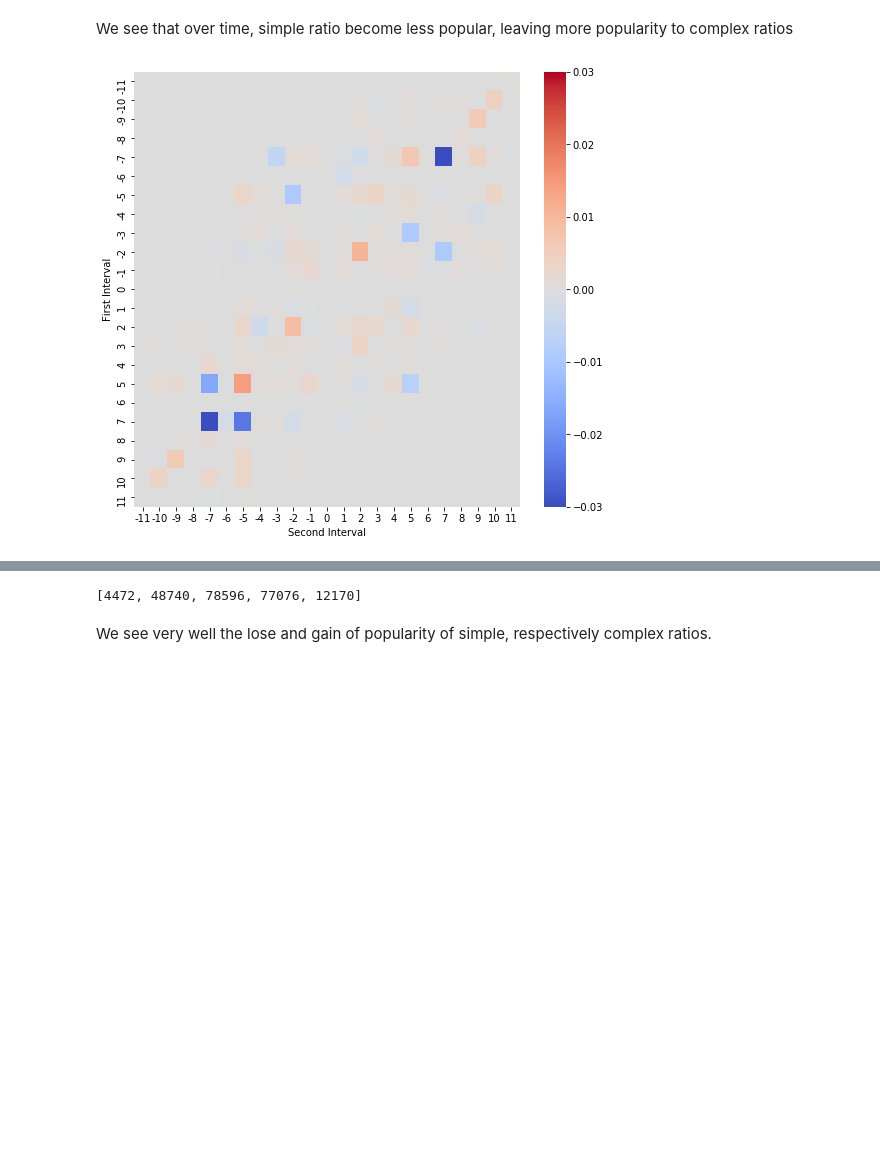
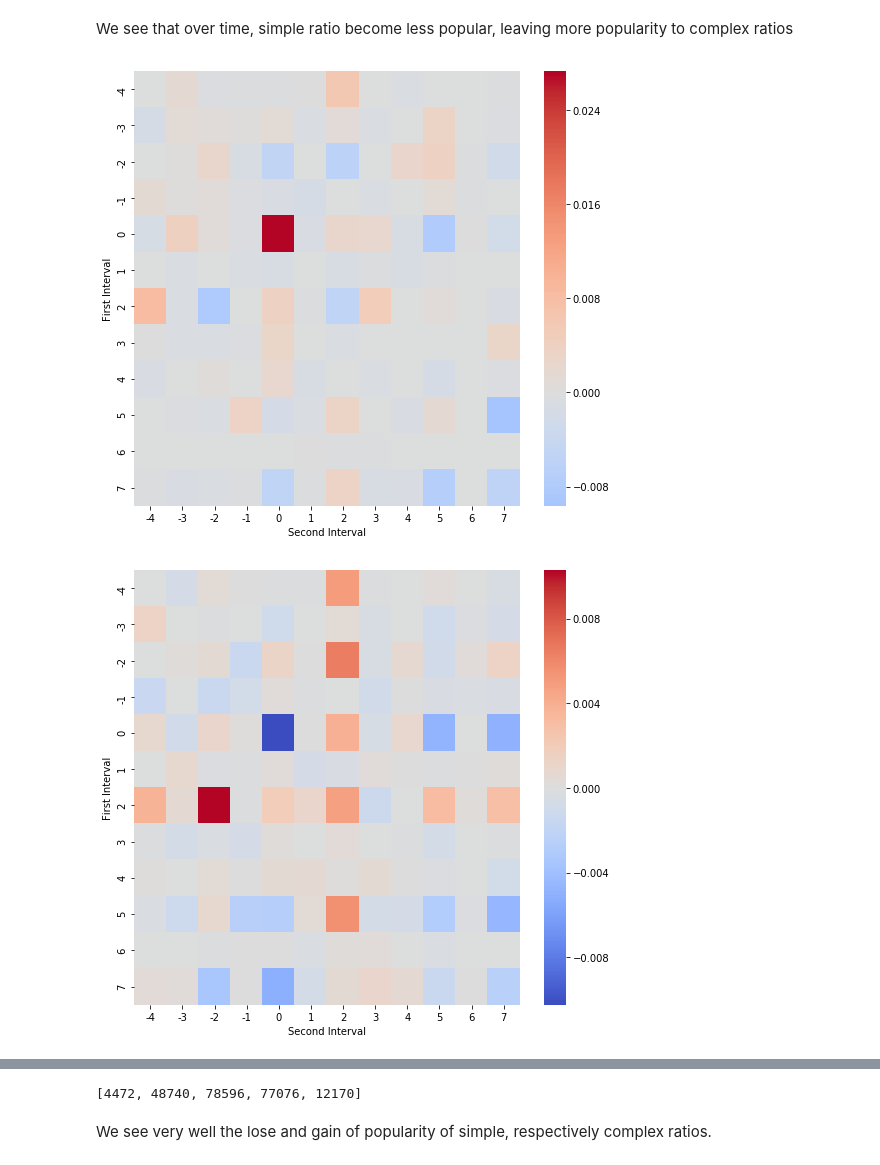
Before and after one commit to lucieperrotta/Digital-Musicology, a Jupyter notebook: processing/processing.ipynb, the cells around one changed output, grey strips where cells are left out. Saved outputs shown, nothing was run; the diff lists cells and outputs as text; code cells hidden in the pictures; blank space fills up the shorter version.

Commit message:
new diff heatmaps

```diff
--- a/processing/processing.ipynb
+++ b/processing/processing.ipynb
@@ -430,7 +430,7 @@ def plot_heatmap_decade(clean_data, cycles=True):
         plt.xlabel('Second Interval')
         plt.ylabel('First Interval')
         if(cycles==True):
-            plt.title('Heatmap for trigrams')
+            plt.title('Absolute Heatmap')
         else:
             plt.title('Heatmap for trigrams with cycles removed')
 
@@ -442,7 +442,7 @@ def plot_heatmap_decade(clean_data, cycles=True):
 
         plt.axis('off')
         plt.subplot(122) # Right plot HEATMAP RELATIVE
-        sns.heatmap(heatmap_data/chordpatslen, vmin=0,vmax=0.2, cmap=colormap)
+        sns.heatmap(heatmap_data/chordpatslen, vmin=0,vmax=0.1, cmap=colormap)
         plt.xticks(np.arange(0.5, 13.5, 1), np.arange(-4, 8))
         plt.yticks(np.arange(0.5, 13.5, 1), np.arange(-4, 8))
         plt.xlabel('Second Interval')
@@ -455,5 +455,5 @@ def plot_heatmap_decade(clean_data, cycles=True):
 
     return heatmaps, heatmapsrel, chordlens
 # %%
-heatmaps,heatmapsrel = plot_heatmap_decade(clean_data)
+heatmaps,heatmapsrel,chordlens = plot_heatmap_decade(clean_data)
 # %% [output]
@@ -489,8 +488,8 @@ def plot_heatmap(heatmap_data):
     #sns.heatmap(np.maximum(np.log(heatmap_data), 0),center=0, cmap="coolwarm")
     #sns.heatmap(heatmap_data,center=0,vmin=-0.03,vmax=0.03, cmap="coolwarm")
     sns.heatmap(heatmap_data,center=0, cmap="coolwarm")
-    plt.xticks(np.arange(0.5, 23.5, 1), np.arange(-11, 12))#0.5, 23.5, 1 makes the squares in the middle.
-    plt.yticks(np.arange(0.5, 23.5, 1), np.arange(-11, 12))
+    plt.xticks(np.arange(0.5, 12.5, 1), np.arange(-4, 8))#0.5, 23.5, 1 makes the squares in the middle.
+    plt.yticks(np.arange(0.5, 12.5, 1), np.arange(-4, 8))
     plt.xlabel('Second Interval')
     plt.ylabel('First Interval')
     #plt.axis('off')
@@ -499,7 +498,11 @@ def plot_heatmap(heatmap_data):
     plt.show()
 # %%
 #plot_heatmap(heatmaps[4]-heatmaps[3])
+plot_heatmap(heatmapsrel[4]-heatmapsrel[3])
 plot_heatmap(heatmapsrel[3]-heatmapsrel[2])
+plot_heatmap(heatmapsrel[2]-heatmapsrel[1])
+plot_heatmap(heatmapsrel[1]-heatmapsrel[0])
 print(chordlens)
 # %% [output]
-[figure, old version]
+[figure, new version]
+[figure, added]
```
Also changed, not shown: parts of 2 cells of this notebook.
